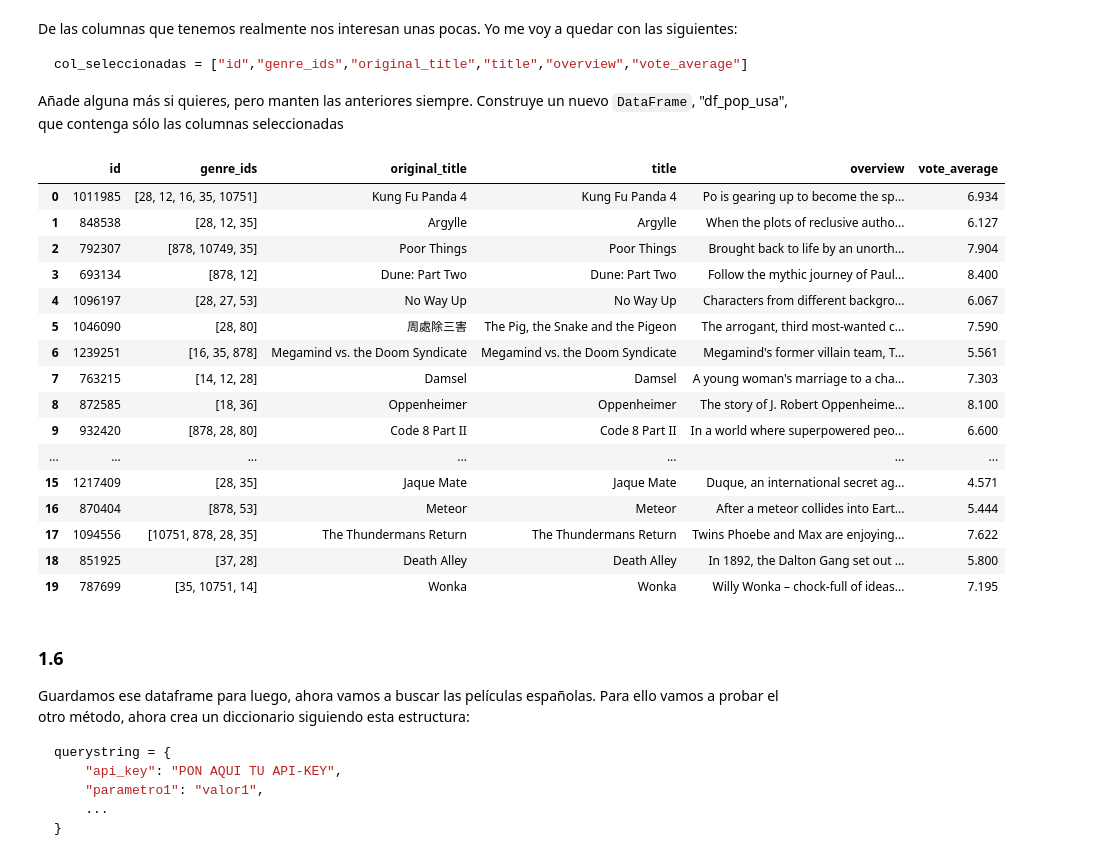
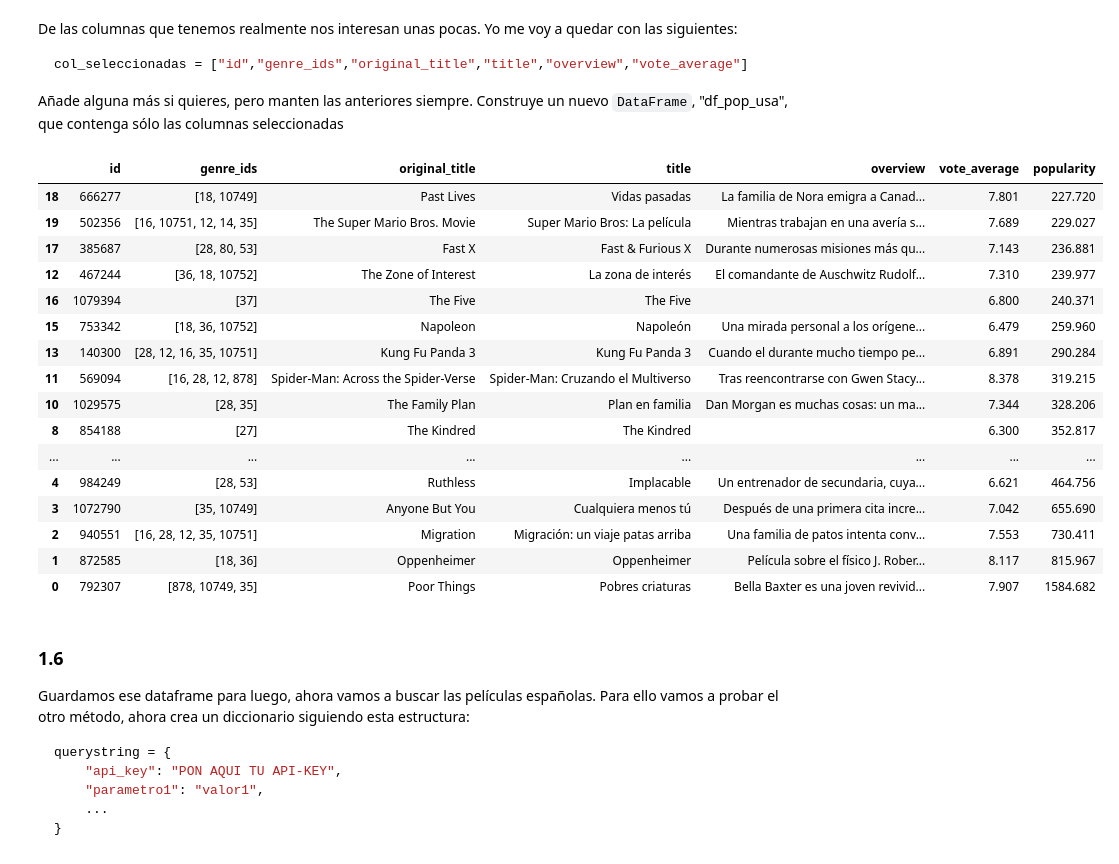
Before and after one commit to MariaRepository/ONLINE_DS_THEBRIDGE_MariaFernandez, a Jupyter notebook: 03_Analisis_de_Datos/Sprint_06/Unidad_02/Practica_Obligatoria/18_Practica_Obligatoria_Scraping_API.ipynb, the cells around one changed output. Drawn from its saved outputs; the diff is of its cells as text; code cells hidden in the pictures.

```diff
--- a/03_Analisis_de_Datos/Sprint_06/Unidad_02/Practica_Obligatoria/18_Practica_Obligatoria_Scraping_API.ipynb
+++ b/03_Analisis_de_Datos/Sprint_06/Unidad_02/Practica_Obligatoria/18_Practica_Obligatoria_Scraping_API.ipynb
@@ -86,12 +88,14 @@ EXTRA: Hay una forma de que te devuelva los datos en español cuando corresponda
 # %%
 base_url = "https://api.themoviedb.org/3"
 api_key = "9f15cf83b3afdc68bbc9368e9e59ad03"
-end_point = "/movie/popular" # La popularidad que se pasa como parámetro
+end_point = "/discover/movie"
 
-url_usa = base_url + end_point + "?api_key=" + api_key + "&with_origin_country=US&sort_by=popularity.desc&year=2023"
+url_usa = base_url + end_point + "?api_key=" + api_key + "&with_origin_country=US&sort_by=popularity.desc&year=2023&language=es-ES"
+print(url_usa)
 respuesta_usa = requests.get(url_usa)
 
 # Se verifica y se comprueba 1 línea
 print(respuesta_usa.status_code)
+print(respuesta_usa.reason)
 print(respuesta_usa.json()['results'][:1])
 # %% [output]
@@ -212,27 +236,28 @@ col_seleccionadas = ["id","genre_ids","original_title","title","overview","vote_
 
 Añade alguna más si quieres, pero manten las anteriores siempre. Construye un nuevo `DataFrame`, "df_pop_usa", que contenga sólo las columnas seleccionadas
 # %%
-col_seleccionadas = ["id","genre_ids","original_title","title","overview","vote_average"]
-df_pop_usa = df_movies.loc[:, col_seleccionadas]
+col_seleccionadas = ["id","genre_ids","original_title","title","overview","vote_average","popularity"]
+df_pop_usa = df_movies[col_seleccionadas].copy().sort_values("popularity")
 df_pop_usa
+#revisar de nuevo
 # %% [output]
-|  | id | genre_ids | original_title | title | overview | vote_average |
-| 0 | 1011985 | [28, 12, 16, 35, 10751] | Kung Fu Panda 4 | Kung Fu Panda 4 | Po is gearing up to become the sp... | 6.934 |
-| 1 | 848538 | [28, 12, 35] | Argylle | Argylle | When the plots of reclusive autho... | 6.127 |
-| 2 | 792307 | [878, 10749, 35] | Poor Things | Poor Things | Brought back to life by an unorth... | 7.904 |
-| 3 | 693134 | [878, 12] | Dune: Part Two | Dune: Part Two | Follow the mythic journey of Paul... | 8.400 |
-| 4 | 1096197 | [28, 27, 53] | No Way Up | No Way Up | Characters from different backgro... | 6.067 |
-| 5 | 1046090 | [28, 80] | 周處除三害 | The Pig, the Snake and the Pigeon | The arrogant, third most-wanted c... | 7.590 |
-| 6 | 1239251 | [16, 35, 878] | Megamind vs. the Doom Syndicate | Megamind vs. the Doom Syndicate | Megamind's former villain team, T... | 5.561 |
-| 7 | 763215 | [14, 12, 28] | Damsel | Damsel | A young woman's marriage to a cha... | 7.303 |
-| 8 | 872585 | [18, 36] | Oppenheimer | Oppenheimer | The story of J. Robert Oppenheime... | 8.100 |
-| 9 | 932420 | [878, 28, 80] | Code 8 Part II | Code 8 Part II | In a world where superpowered peo... | 6.600 |
-| ... | ... | ... | ... | ... | ... | ... |
-| 15 | 1217409 | [28, 35] | Jaque Mate | Jaque Mate | Duque, an international secret ag... | 4.571 |
-| 16 | 870404 | [878, 53] | Meteor | Meteor | After a meteor collides into Eart... | 5.444 |
-| 17 | 1094556 | [10751, 878, 28, 35] | The Thundermans Return | The Thundermans Return | Twins Phoebe and Max are enjoying... | 7.622 |
-| 18 | 851925 | [37, 28] | Death Alley | Death Alley | In 1892, the Dalton Gang set out ... | 5.800 |
-| 19 | 787699 | [35, 10751, 14] | Wonka | Wonka | Willy Wonka – chock-full of ideas... | 7.195 |
+|  | id | genre_ids | original_title | title | overview | vote_average | popularity |
+| 18 | 666277 | [18, 10749] | Past Lives | Vidas pasadas | La familia de Nora emigra a Canad... | 7.801 | 227.720 |
+| 19 | 502356 | [16, 10751, 12, 14, 35] | The Super Mario Bros. Movie | Super Mario Bros: La película | Mientras trabajan en una avería s... | 7.689 | 229.027 |
+| 17 | 385687 | [28, 80, 53] | Fast X | Fast & Furious X | Durante numerosas misiones más qu... | 7.143 | 236.881 |
+| 12 | 467244 | [36, 18, 10752] | The Zone of Interest | La zona de interés | El comandante de Auschwitz Rudolf... | 7.310 | 239.977 |
+| 16 | 1079394 | [37] | The Five | The Five |  | 6.800 | 240.371 |
+| 15 | 753342 | [18, 36, 10752] | Napoleon | Napoleón | Una mirada personal a los orígene... | 6.479 | 259.960 |
+| 13 | 140300 | [28, 12, 16, 35, 10751] | Kung Fu Panda 3 | Kung Fu Panda 3 | Cuando el durante mucho tiempo pe... | 6.891 | 290.284 |
+| 11 | 569094 | [16, 28, 12, 878] | Spider-Man: Across the Spider-Verse | Spider-Man: Cruzando el Multiverso | Tras reencontrarse con Gwen Stacy... | 8.378 | 319.215 |
+| 10 | 1029575 | [28, 35] | The Family Plan | Plan en familia | Dan Morgan es muchas cosas: un ma... | 7.344 | 328.206 |
+| 8 | 854188 | [27] | The Kindred | The Kindred |  | 6.300 | 352.817 |
+| ... | ... | ... | ... | ... | ... | ... | ... |
+| 4 | 984249 | [28, 53] | Ruthless | Implacable | Un entrenador de secundaria, cuya... | 6.621 | 464.756 |
+| 3 | 1072790 | [35, 10749] | Anyone But You | Cualquiera menos tú | Después de una primera cita incre... | 7.042 | 655.690 |
+| 2 | 940551 | [16, 28, 12, 35, 10751] | Migration | Migración: un viaje patas arriba | Una familia de patos intenta conv... | 7.553 | 730.411 |
+| 1 | 872585 | [18, 36] | Oppenheimer | Oppenheimer | Película sobre el físico J. Rober... | 8.117 | 815.967 |
+| 0 | 792307 | [878, 10749, 35] | Poor Things | Pobres criaturas | Bella Baxter es una joven revivid... | 7.907 | 1584.682 |
 # %% [markdown]
 ### 1.6
 
```
Also changed, not shown: parts of 18 cells of this notebook, 24 other files.
